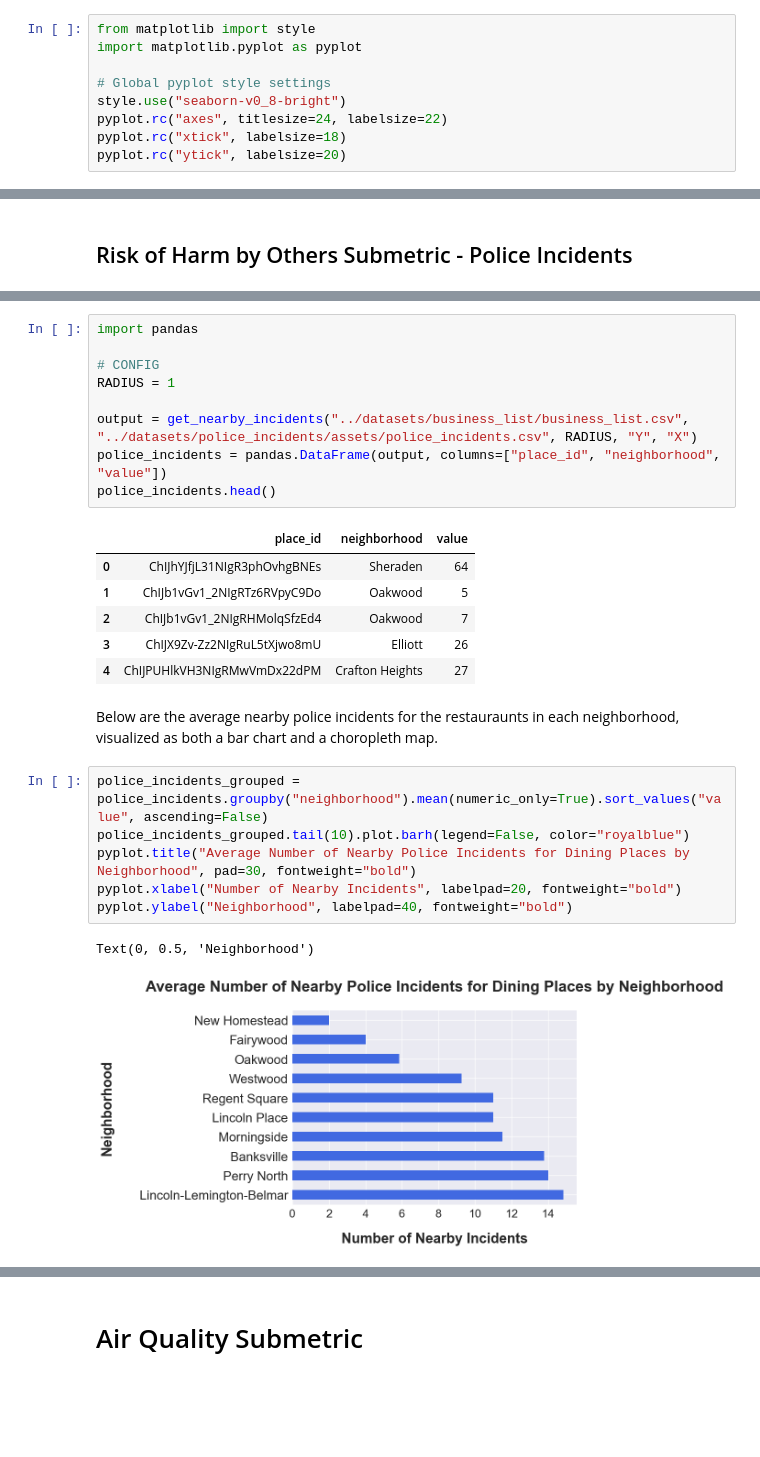
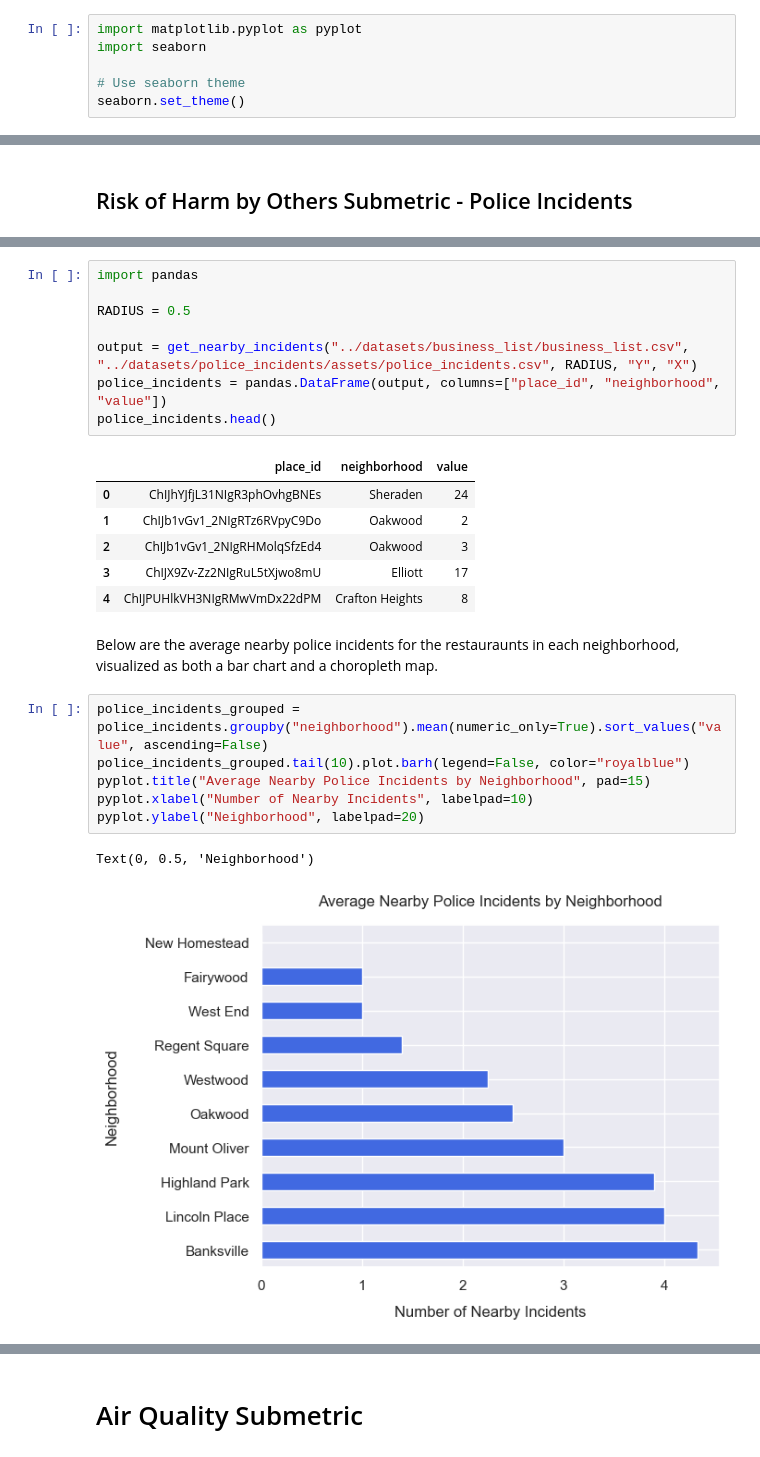
Before and after one commit to Bejofo/CMPINFO_0010_Final_Project, a Jupyter notebook: notebooks/Jason.ipynb, the cells around one changed output, grey strips where cells are left out. Saved outputs shown, nothing was run; the diff lists cells and outputs as text; blank space fills up the shorter version.

```diff
--- a/notebooks/Jason.ipynb
+++ b/notebooks/Jason.ipynb
@@ -430,14 +429,11 @@ fire_incidents.head()
 # %% [markdown]
 Below are the nearby fire incidents for each restauraunt, grouped by neighborhood and averaged.
-# %%
-from matplotlib import style
-import matplotlib.pyplot as pyplot
-
-# Global pyplot style settings
-style.use("seaborn-v0_8-bright")
-pyplot.rc("axes", titlesize=24, labelsize=22)
-pyplot.rc("xtick", labelsize=18)
-pyplot.rc("ytick", labelsize=20)
+# %%
+import matplotlib.pyplot as pyplot
+import seaborn
+
+# Use seaborn theme
+seaborn.set_theme()
 # %%
 fire_incidents_grouped = fire_incidents.groupby("neighborhood").mean(numeric_only=True).sort_values("value", ascending=False)
 fire_incidents_grouped.tail(10).plot.barh(legend=False, color="salmon")
@@ -467,29 +462,28 @@ The same process used to analyze the fire incidents is applied to police inciden
 # %%
 import pandas
 
-# CONFIG
-RADIUS = 1
+RADIUS = 0.5
 
 output = get_nearby_incidents("../datasets/business_list/business_list.csv", "../datasets/police_incidents/assets/police_incidents.csv", RADIUS, "Y", "X")
 police_incidents = pandas.DataFrame(output, columns=["place_id", "neighborhood", "value"])
 police_incidents.head()
 # %% [output]
 |  | place_id | neighborhood | value |
-| 0 | ChIJhYJfjL31NIgR3phOvhgBNEs | Sheraden | 64 |
-| 1 | ChIJb1vGv1_2NIgRTz6RVpyC9Do | Oakwood | 5 |
-| 2 | ChIJb1vGv1_2NIgRHMolqSfzEd4 | Oakwood | 7 |
-| 3 | ChIJX9Zv-Zz2NIgRuL5tXjwo8mU | Elliott | 26 |
-| 4 | ChIJPUHlkVH3NIgRMwVmDx22dPM | Crafton Heights | 27 |
+| 0 | ChIJhYJfjL31NIgR3phOvhgBNEs | Sheraden | 24 |
+| 1 | ChIJb1vGv1_2NIgRTz6RVpyC9Do | Oakwood | 2 |
+| 2 | ChIJb1vGv1_2NIgRHMolqSfzEd4 | Oakwood | 3 |
+| 3 | ChIJX9Zv-Zz2NIgRuL5tXjwo8mU | Elliott | 17 |
+| 4 | ChIJPUHlkVH3NIgRMwVmDx22dPM | Crafton Heights | 8 |
 # %% [markdown]
 Below are the average nearby police incidents for the restauraunts in each neighborhood, visualized as both a bar chart and a choropleth map.
 # %%
 police_incidents_grouped = police_incidents.groupby("neighborhood").mean(numeric_only=True).sort_values("value", ascending=False)
 police_incidents_grouped.tail(10).plot.barh(legend=False, color="royalblue")
-pyplot.title("Average Number of Nearby Police Incidents for Dining Places by Neighborhood", pad=30, fontweight="bold")
-pyplot.xlabel("Number of Nearby Incidents", labelpad=20, fontweight="bold")
-pyplot.ylabel("Neighborhood", labelpad=40, fontweight="bold")
+pyplot.title("Average Nearby Police Incidents by Neighborhood", pad=15)
+pyplot.xlabel("Number of Nearby Incidents", labelpad=10)
+pyplot.ylabel("Neighborhood", labelpad=20)
 # %% [output]
 Text(0, 0.5, 'Neighborhood')
-[figure, old version]
+[figure, new version]
 # %%
 map = generate_map(police_incidents)
```
Also changed, not shown: parts of 15 cells of this notebook, 5 other files.
